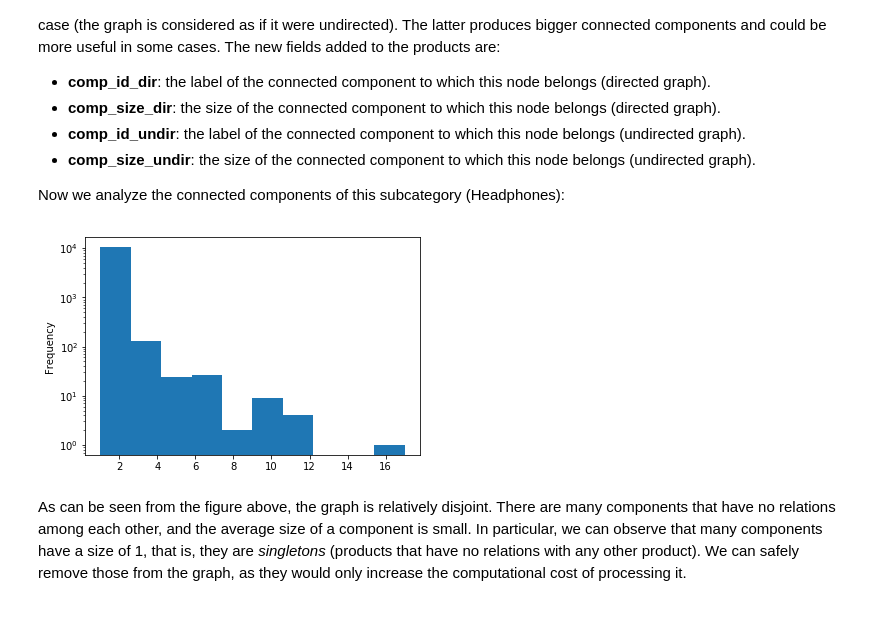
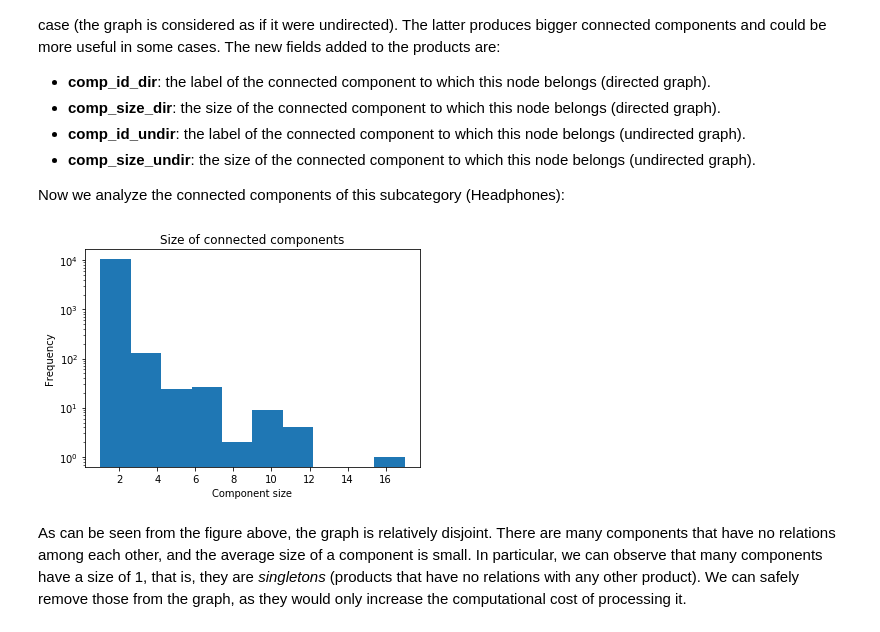
Before and after one commit to tarmeens/ada-homework, a Jupyter notebook: project/Final.ipynb, the cells around one changed output. Saved outputs shown, nothing was run; the diff lists cells and outputs as text; code cells hidden in the pictures.

```diff
--- a/project/Final.ipynb
+++ b/project/Final.ipynb
@@ -559,9 +561,10 @@ Now we analyze the connected components of this subcategory (Headphones):
 # %%
 c_df = pd.DataFrame(g.get_connected_components(directed=True))
 c_df.columns = ['comp_id']
-_ = c_df.groupby(by='comp_id')['comp_id'].count().plot.hist(bins=10, log=True)
+c_df.groupby(by='comp_id')['comp_id'].count().plot.hist(bins=10, log=True, title='Size of connected components')
+_ = plt.xlabel('Component size')
 # %% [output]
-[figure, old version]
+[figure, new version]
 # %% [markdown]
 As can be seen from the figure above, the graph is relatively disjoint. There are many components that have no relations among each other, and the average size of a component is small. In particular, we can observe that many components have a size of 1, that is, they are *singletons* (products that have no relations with any other product). We can safely remove those from the graph, as they would only increase the computational cost of processing it.
 # %%
```
Also changed, not shown: parts of 6 cells of this notebook, 1 other file.
